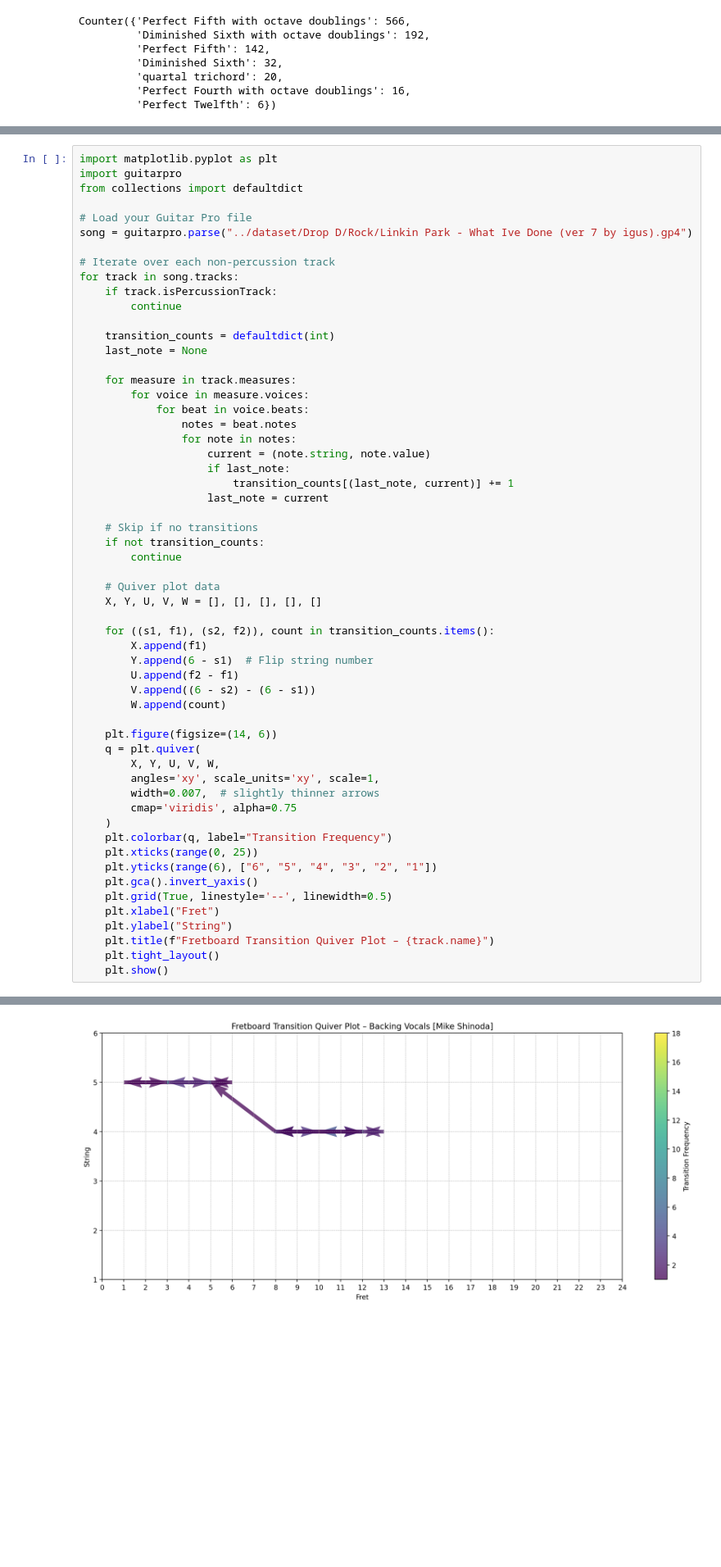
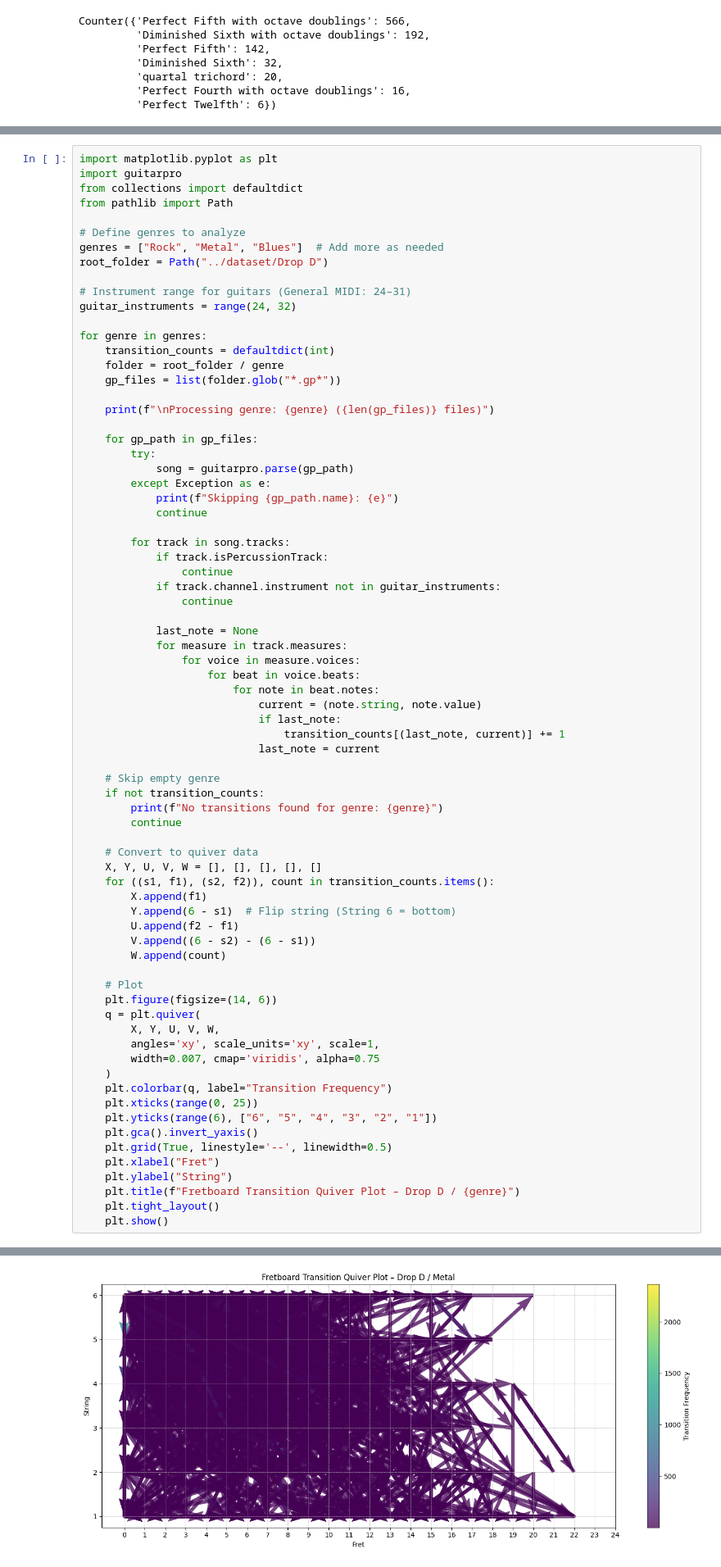
Before and after one commit to arhanv/ug-dataset, a Jupyter notebook: notebooks/analysis-music21.ipynb, the cells around one changed output, grey strips where cells are left out. Shown at 82% size. Drawn from its saved outputs; the diff is of its cells as text; blank space fills up the shorter version.

```diff
--- a/notebooks/analysis-music21.ipynb
+++ b/notebooks/analysis-music21.ipynb
@@ -185,48 +185,65 @@ for track in song["tracks"]:
 import matplotlib.pyplot as plt
 import guitarpro
 from collections import defaultdict
+from pathlib import Path
 
-# Load your Guitar Pro file
-song = guitarpro.parse("../dataset/Drop D/Rock/Linkin Park - What Ive Done (ver 7 by igus).gp4")
+# Define genres to analyze
+genres = ["Rock", "Metal", "Blues"]  # Add more as needed
+root_folder = Path("../dataset/Drop D")
 
-# Iterate over each non-percussion track
-for track in song.tracks:
-    if track.isPercussionTrack:
+# Instrument range for guitars (General MIDI: 24–31)
+guitar_instruments = range(24, 32)
+
+for genre in genres:
+    transition_counts = defaultdict(int)
+    folder = root_folder / genre
+    gp_files = list(folder.glob("*.gp*"))
+
+    print(f"\nProcessing genre: {genre} ({len(gp_files)} files)")
+
+    for gp_path in gp_files:
+        try:
+            song = guitarpro.parse(gp_path)
+        except Exception as e:
+            print(f"Skipping {gp_path.name}: {e}")
+            continue
+
+        for track in song.tracks:
+            if track.isPercussionTrack:
+                continue
+            if track.channel.instrument not in guitar_instruments:
+                continue
+
+            last_note = None
+            for measure in track.measures:
+                for voice in measure.voices:
+                    for beat in voice.beats:
+                        for note in beat.notes:
+                            current = (note.string, note.value)
+                            if last_note:
+                                transition_counts[(last_note, current)] += 1
+                            last_note = current
+
+    # Skip empty genre
+    if not transition_counts:
+        print(f"No transitions found for genre: {genre}")
         continue
 
-    transition_counts = defaultdict(int)
-    last_note = None
-
-    for measure in track.measures:
-        for voice in measure.voices:
-            for beat in voice.beats:
-                notes = beat.notes
-                for note in notes:
-                    current = (note.string, note.value)
-                    if last_note:
-                        transition_counts[(last_note, current)] += 1
-                    last_note = current
-
-    # Skip if no transitions
-    if not transition_counts:
-        continue
-
-    # Quiver plot data
+    # Convert to quiver data
     X, Y, U, V, W = [], [], [], [], []
-
     for ((s1, f1), (s2, f2)), count in transition_counts.items():
         X.append(f1)
-        Y.append(6 - s1)  # Flip string number
+        Y.append(6 - s1)  # Flip string (String 6 = bottom)
         U.append(f2 - f1)
         V.append((6 - s2) - (6 - s1))
         W.append(count)
 
+    # Plot
     plt.figure(figsize=(14, 6))
     q = plt.quiver(
         X, Y, U, V, W,
         angles='xy', scale_units='xy', scale=1,
-        width=0.007,  # slightly thinner arrows
-        cmap='viridis', alpha=0.75
+        width=0.007, cmap='viridis', alpha=0.75
     )
     plt.colorbar(q, label="Transition Frequency")
     plt.xticks(range(0, 25))
@@ -235,7 +252,7 @@ for track in song.tracks:
     plt.grid(True, linestyle='--', linewidth=0.5)
     plt.xlabel("Fret")
     plt.ylabel("String")
-    plt.title(f"Fretboard Transition Quiver Plot – {track.name}")
+    plt.title(f"Fretboard Transition Quiver Plot – Drop D / {genre}")
     plt.tight_layout()
     plt.show()
 # %% [output]
@@ -243 +265 @@ for track in song.tracks:
-[figure, old version]
+[figure, new version]
```
Also changed, not shown: parts of 1 cell of this notebook, 2 other files.
